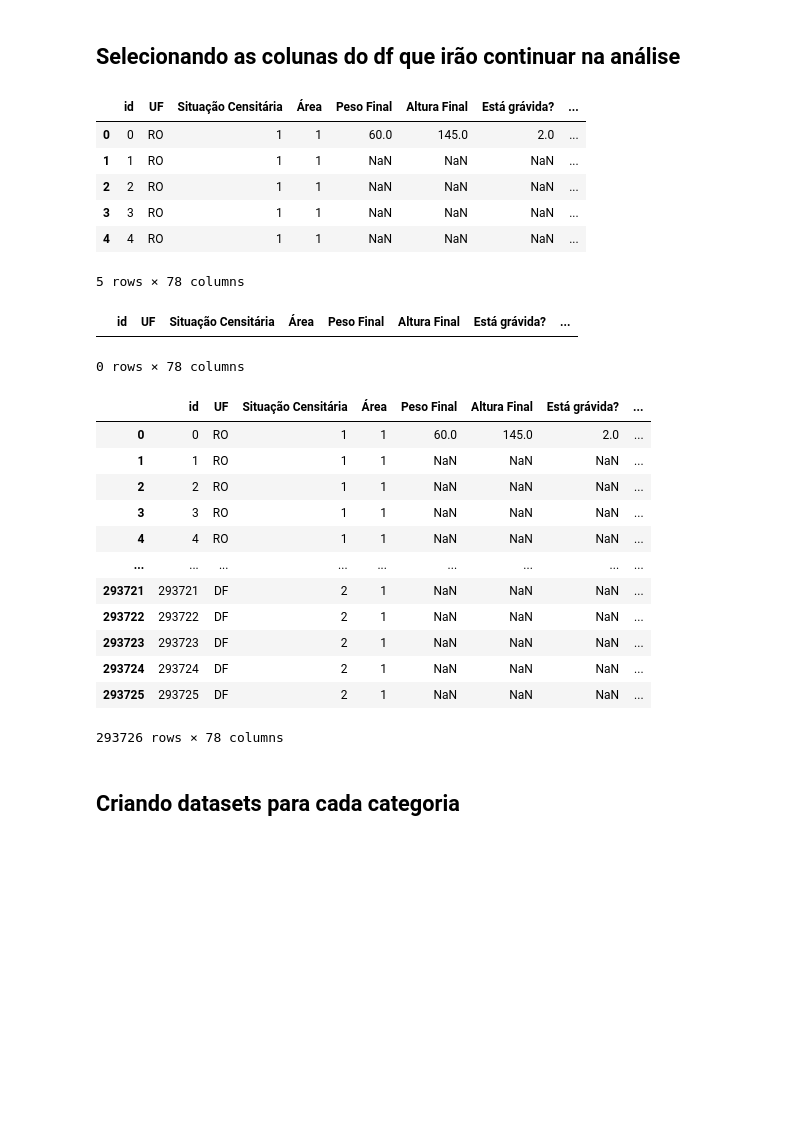
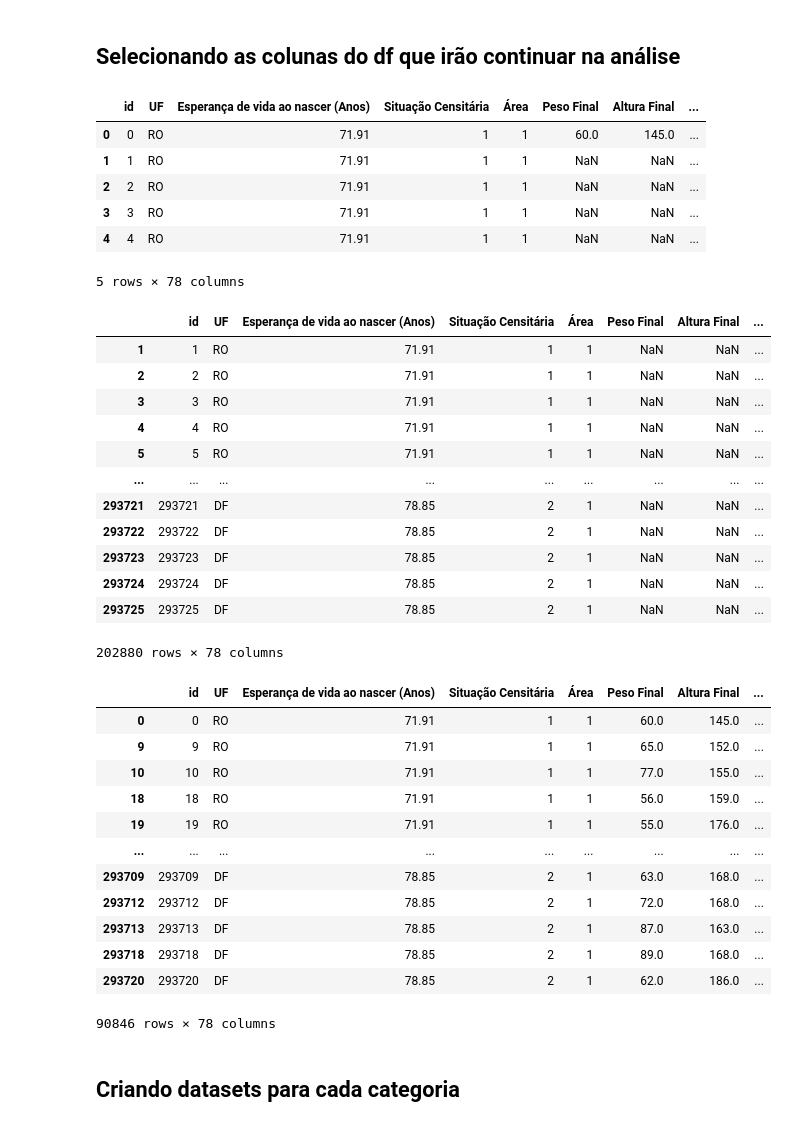
Before and after one commit to maafinotti/TCC-PNS, a Jupyter notebook: dataset_PNS.ipynb, the cells around one changed output. Saved outputs shown, nothing was run; the diff lists cells and outputs as text; code cells hidden in the pictures; blank space fills up the shorter version.

```diff
--- a/dataset_PNS.ipynb
+++ b/dataset_PNS.ipynb
@@ -77,5 +81,5 @@ df['V0001'] = df['V0001'].replace(uf_mapping)
 # %%
-df_expectativa_vida = pd.read_excel(r'dados\esperanca_vida_ao_nascer.xlsx', sheet_name = 'Sheet1')
+df_expectativa_vida = pd.read_excel(r'dicionários\esperanca_vida_ao_nascer.xlsx', sheet_name = 'Sheet1')
 df_expectativa_vida
 # %% [output]
 |  | Unidade da Federação | UF | Esperança de vida ao nascer (Anos) |
@@ -162,44 +166,55 @@ df_renomeado = df_filtrado.rename(columns=mapeamento)
 # %%
 df_renomeado.head()
 # %% [output]
-|  | id | UF | Situação Censitária | Área | Peso Final | Altura Final | Está grávida? | ... |
-| 0 | 0 | RO | 1 | 1 | 60.0 | 145.0 | 2.0 | ... |
-| 1 | 1 | RO | 1 | 1 | NaN | NaN | NaN | ... |
-| 2 | 2 | RO | 1 | 1 | NaN | NaN | NaN | ... |
-| 3 | 3 | RO | 1 | 1 | NaN | NaN | NaN | ... |
-| 4 | 4 | RO | 1 | 1 | NaN | NaN | NaN | ... |
+|  | id | UF | Esperança de vida ao nascer (Anos) | Situação Censitária | Área | Peso Final | Altura Final | ... |
+| 0 | 0 | RO | 71.91 | 1 | 1 | 60.0 | 145.0 | ... |
+| 1 | 1 | RO | 71.91 | 1 | 1 | NaN | NaN | ... |
+| 2 | 2 | RO | 71.91 | 1 | 1 | NaN | NaN | ... |
+| 3 | 3 | RO | 71.91 | 1 | 1 | NaN | NaN | ... |
+| 4 | 4 | RO | 71.91 | 1 | 1 | NaN | NaN | ... |
 5 rows × 78 columns
 # %%
 #verificando as linhas que têm todos os valores nulos, sem contas as 3 primeiras
-valores_nulos = df_renomeado.iloc[:, 4:].isnull().all(axis=1)
+valores_nulos = df_renomeado.iloc[:, 5:].isnull().all(axis=1)
 
 #verificando se as 3 primeiras estão preenchidas
-primeiras_colunas = df_renomeado.iloc[:, :4].notnull().all(axis=1)
+primeiras_colunas = df_renomeado.iloc[:, :5].notnull().all(axis=1)
 
 #filtrando esses dois casos
 linhas_nulas = valores_nulos & primeiras_colunas
 
 df_renomeado[linhas_nulas]
 # %% [output]
-|  | id | UF | Situação Censitária | Área | Peso Final | Altura Final | Está grávida? | ... |
+|  | id | UF | Esperança de vida ao nascer (Anos) | Situação Censitária | Área | Peso Final | Altura Final | ... |
+| 1 | 1 | RO | 71.91 | 1 | 1 | NaN | NaN | ... |
+| 2 | 2 | RO | 71.91 | 1 | 1 | NaN | NaN | ... |
+| 3 | 3 | RO | 71.91 | 1 | 1 | NaN | NaN | ... |
+| 4 | 4 | RO | 71.91 | 1 | 1 | NaN | NaN | ... |
+| 5 | 5 | RO | 71.91 | 1 | 1 | NaN | NaN | ... |
+| ... | ... | ... | ... | ... | ... | ... | ... | ... |
+| 293721 | 293721 | DF | 78.85 | 2 | 1 | NaN | NaN | ... |
+| 293722 | 293722 | DF | 78.85 | 2 | 1 | NaN | NaN | ... |
+| 293723 | 293723 | DF | 78.85 | 2 | 1 | NaN | NaN | ... |
+| 293724 | 293724 | DF | 78.85 | 2 | 1 | NaN | NaN | ... |
+| 293725 | 293725 | DF | 78.85 | 2 | 1 | NaN | NaN | ... |
-0 rows × 78 columns
+202880 rows × 78 columns
 # %%
 df_tratado = df_renomeado[~linhas_nulas]
 df_tratado
 # %% [output]
-|  | id | UF | Situação Censitária | Área | Peso Final | Altura Final | Está grávida? | ... |
-| 0 | 0 | RO | 1 | 1 | 60.0 | 145.0 | 2.0 | ... |
-| 1 | 1 | RO | 1 | 1 | NaN | NaN | NaN | ... |
-| 2 | 2 | RO | 1 | 1 | NaN | NaN | NaN | ... |
-| 3 | 3 | RO | 1 | 1 | NaN | NaN | NaN | ... |
-| 4 | 4 | RO | 1 | 1 | NaN | NaN | NaN | ... |
+|  | id | UF | Esperança de vida ao nascer (Anos) | Situação Censitária | Área | Peso Final | Altura Final | ... |
+| 0 | 0 | RO | 71.91 | 1 | 1 | 60.0 | 145.0 | ... |
+| 9 | 9 | RO | 71.91 | 1 | 1 | 65.0 | 152.0 | ... |
+| 10 | 10 | RO | 71.91 | 1 | 1 | 77.0 | 155.0 | ... |
+| 18 | 18 | RO | 71.91 | 1 | 1 | 56.0 | 159.0 | ... |
+| 19 | 19 | RO | 71.91 | 1 | 1 | 55.0 | 176.0 | ... |
 | ... | ... | ... | ... | ... | ... | ... | ... | ... |
-| 293721 | 293721 | DF | 2 | 1 | NaN | NaN | NaN | ... |
-| 293722 | 293722 | DF | 2 | 1 | NaN | NaN | NaN | ... |
-| 293723 | 293723 | DF | 2 | 1 | NaN | NaN | NaN | ... |
-| 293724 | 293724 | DF | 2 | 1 | NaN | NaN | NaN | ... |
-| 293725 | 293725 | DF | 2 | 1 | NaN | NaN | NaN | ... |
+| 293709 | 293709 | DF | 78.85 | 2 | 1 | 63.0 | 168.0 | ... |
+| 293712 | 293712 | DF | 78.85 | 2 | 1 | 72.0 | 168.0 | ... |
+| 293713 | 293713 | DF | 78.85 | 2 | 1 | 87.0 | 163.0 | ... |
+| 293718 | 293718 | DF | 78.85 | 2 | 1 | 89.0 | 168.0 | ... |
+| 293720 | 293720 | DF | 78.85 | 2 | 1 | 62.0 | 186.0 | ... |
-293726 rows × 78 columns
+90846 rows × 78 columns
 # %% [markdown]
 ## Criando datasets para cada categoria
 # %%
```
Also changed, not shown: parts of 3 cells of this notebook, 5 other files.
